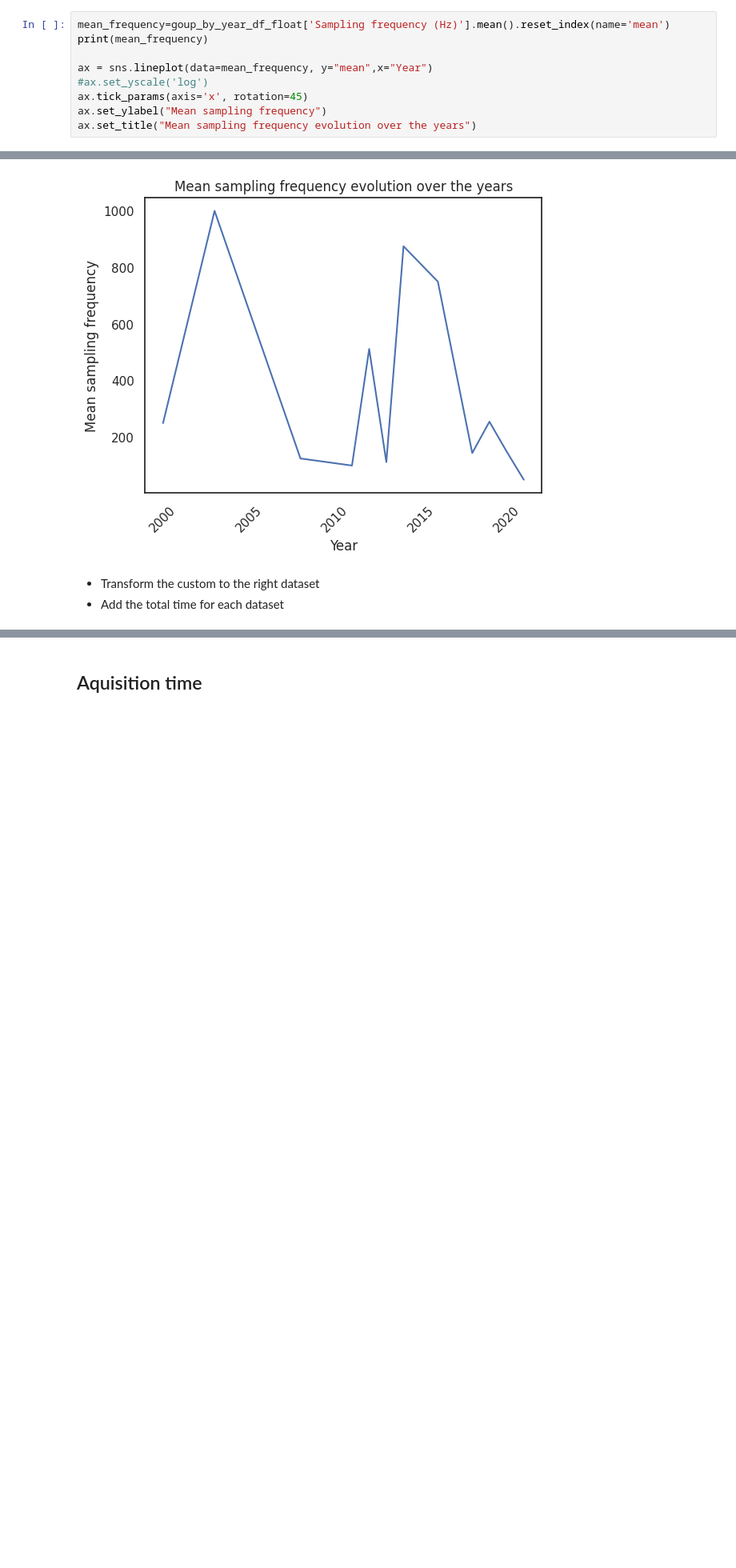
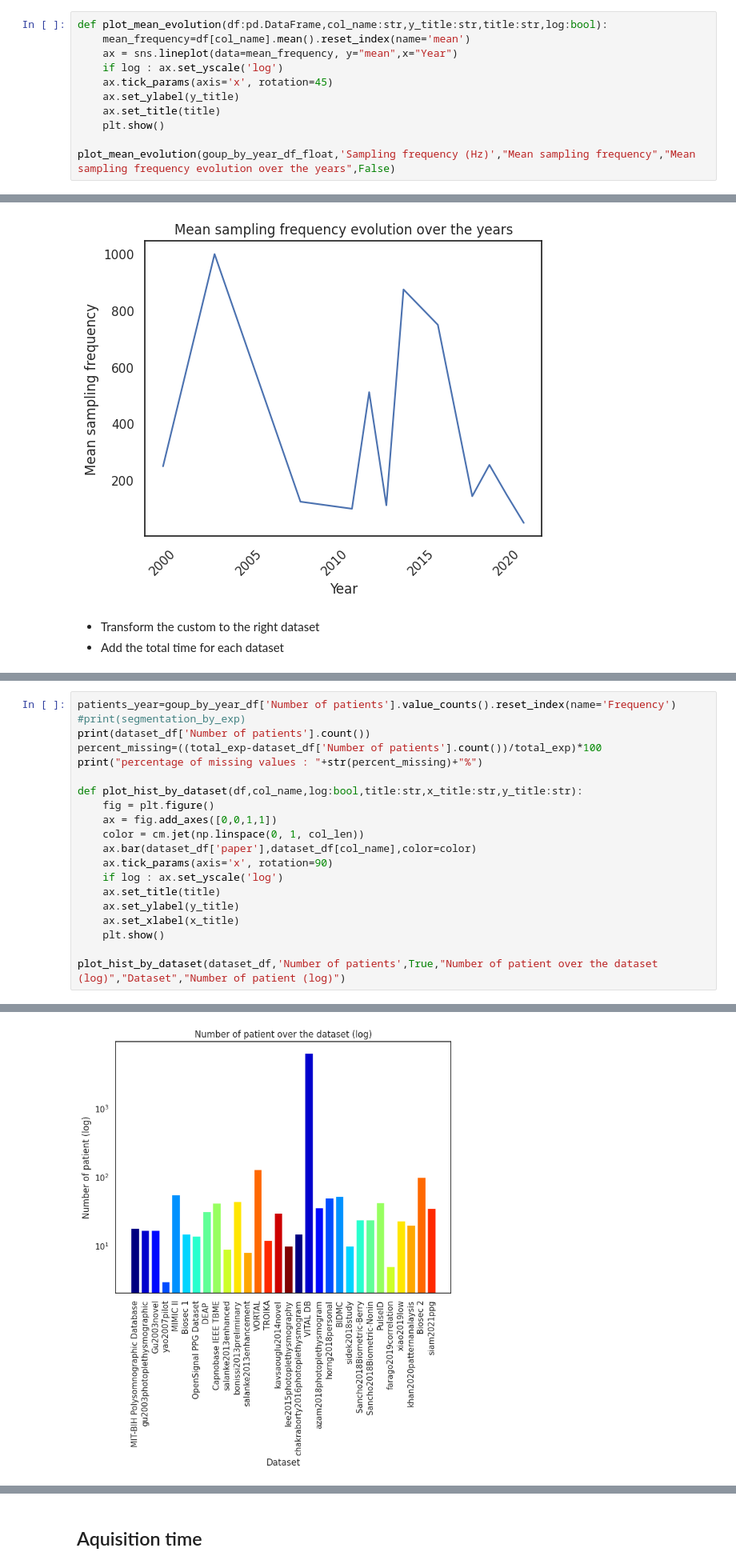
Before and after one commit to bvignau/PPG_SLR_dataset, a Jupyter notebook: dataset_stats.ipynb, the cells around one changed output, grey strips where cells are left out. Shown at 80% size. Saved outputs shown, nothing was run; the diff lists cells and outputs as text; blank space fills up the shorter version.

Commit message:
add nb patient analysis

```diff
--- a/dataset_stats.ipynb
+++ b/dataset_stats.ipynb
@@ -212,11 +227,13 @@ Text(0.5, 1.0, 'Sampling frequency (Hz) evolution over the years')
 [figure]
 # %%
-mean_frequency=goup_by_year_df_float['Sampling frequency (Hz)'].mean().reset_index(name='mean')
-print(mean_frequency)
+def plot_mean_evolution(df:pd.DataFrame,col_name:str,y_title:str,title:str,log:bool):
+    mean_frequency=df[col_name].mean().reset_index(name='mean')
+    ax = sns.lineplot(data=mean_frequency, y="mean",x="Year")
+    if log : ax.set_yscale('log')
+    ax.tick_params(axis='x', rotation=45)
+    ax.set_ylabel(y_title)
+    ax.set_title(title)
+    plt.show()
 
-ax = sns.lineplot(data=mean_frequency, y="mean",x="Year")
-#ax.set_yscale('log')
-ax.tick_params(axis='x', rotation=45)
-ax.set_ylabel("Mean sampling frequency")
-ax.set_title("Mean sampling frequency evolution over the years")
+plot_mean_evolution(goup_by_year_df_float,'Sampling frequency (Hz)',"Mean sampling frequency","Mean sampling frequency evolution over the years",False)
 # %% [output]
@@ -242,0 +246,21 @@ Text(0.5, 1.0, 'Mean sampling frequency evolution over the years')
+# %%
+patients_year=goup_by_year_df['Number of patients'].value_counts().reset_index(name='Frequency')
+#print(segmentation_by_exp)
+print(dataset_df['Number of patients'].count())
+percent_missing=((total_exp-dataset_df['Number of patients'].count())/total_exp)*100
+print("percentage of missing values : "+str(percent_missing)+"%")
+
+def plot_hist_by_dataset(df,col_name,log:bool,title:str,x_title:str,y_title:str):
+    fig = plt.figure()
+    ax = fig.add_axes([0,0,1,1])
+    color = cm.jet(np.linspace(0, 1, col_len))
+    ax.bar(dataset_df['paper'],dataset_df[col_name],color=color)
+    ax.tick_params(axis='x', rotation=90)
+    if log : ax.set_yscale('log')
+    ax.set_title(title)
+    ax.set_ylabel(y_title)
+    ax.set_xlabel(x_title)
+    plt.show()
+
+plot_hist_by_dataset(dataset_df,'Number of patients',True,"Number of patient over the dataset (log)","Dataset","Number of patient (log)")
+# %% [output]
@@ -242,0 +269 @@ Text(0.5, 1.0, 'Mean sampling frequency evolution over the years')
+[figure, added]
```
Also changed, not shown: parts of 18 cells of this notebook, 2 other files.
